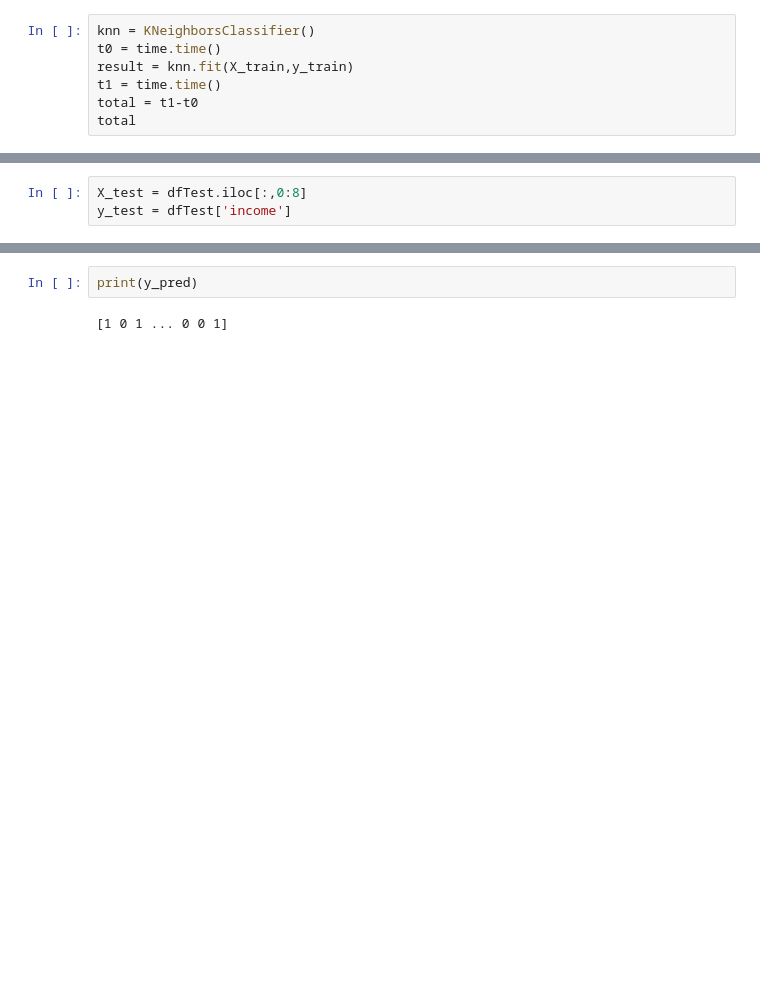
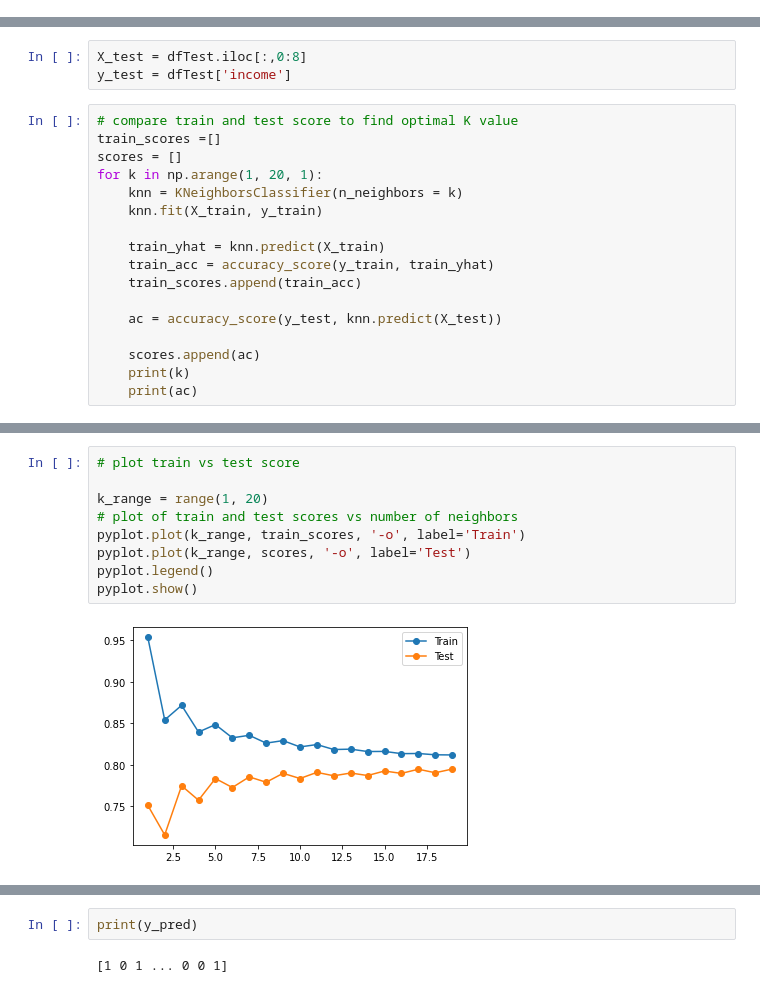
Before and after one commit to tanfeng95/data_mining_assignment1, a Jupyter notebook: assigment1_knn.ipynb, the cells around one changed output, grey strips where cells are left out. Cells and saved outputs as stored; diff of their text form; blank space fills up the shorter version.

```diff
--- a/assigment1_knn.ipynb
+++ b/assigment1_knn.ipynb
@@ -204,10 +229,3 @@ import time
 # %%
 X_train = df.iloc[:,0:8]
 y_train = df['income']
-# %%
-knn = KNeighborsClassifier()
-t0 = time.time()
-result = knn.fit(X_train,y_train)
-t1 = time.time()
-total = t1-t0
-total
@@ -216,3 +232,20 @@ total
 # %%
 X_test = dfTest.iloc[:,0:8]
 y_test = dfTest['income']
+# %%
+# compare train and test score to find optimal K value
+train_scores =[]
+scores = []
+for k in np.arange(1, 20, 1):
+    knn = KNeighborsClassifier(n_neighbors = k)
+    knn.fit(X_train, y_train)
+
+    train_yhat = knn.predict(X_train)
+    train_acc = accuracy_score(y_train, train_yhat)
+    train_scores.append(train_acc)
+
+    ac = accuracy_score(y_test, knn.predict(X_test))
+
+    scores.append(ac)
+    print(k)
+    print(ac)
@@ -218,0 +270,11 @@ y_test = dfTest['income']
+# %%
+# plot train vs test score
+
+k_range = range(1, 20)
+# plot of train and test scores vs number of neighbors
+pyplot.plot(k_range, train_scores, '-o', label='Train')
+pyplot.plot(k_range, scores, '-o', label='Test')
+pyplot.legend()
+pyplot.show()
+# %% [output]
+[figure, added]
```
Also changed, not shown: parts of 21 cells of this notebook, 1 other file.
